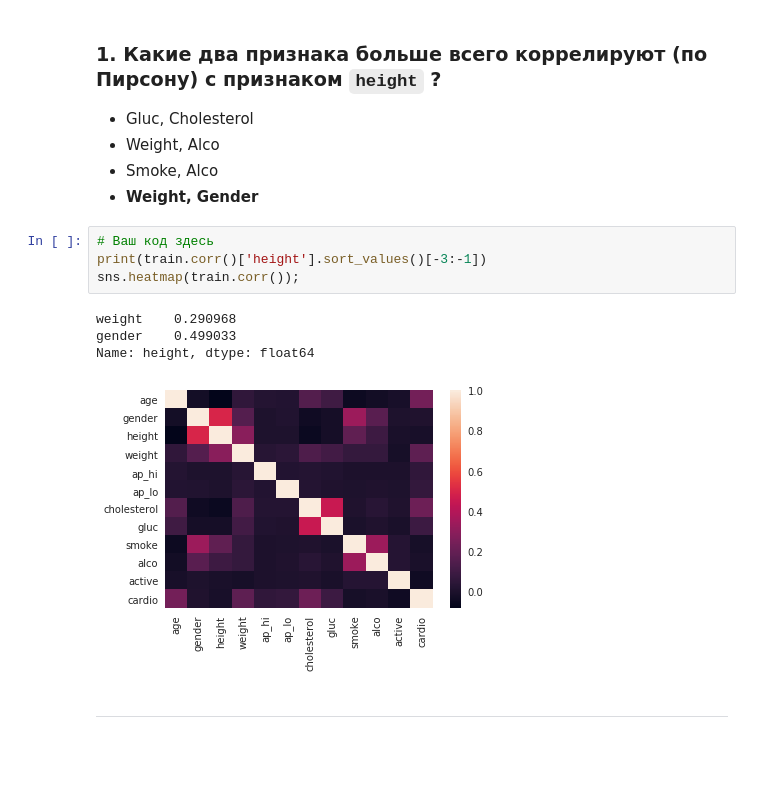
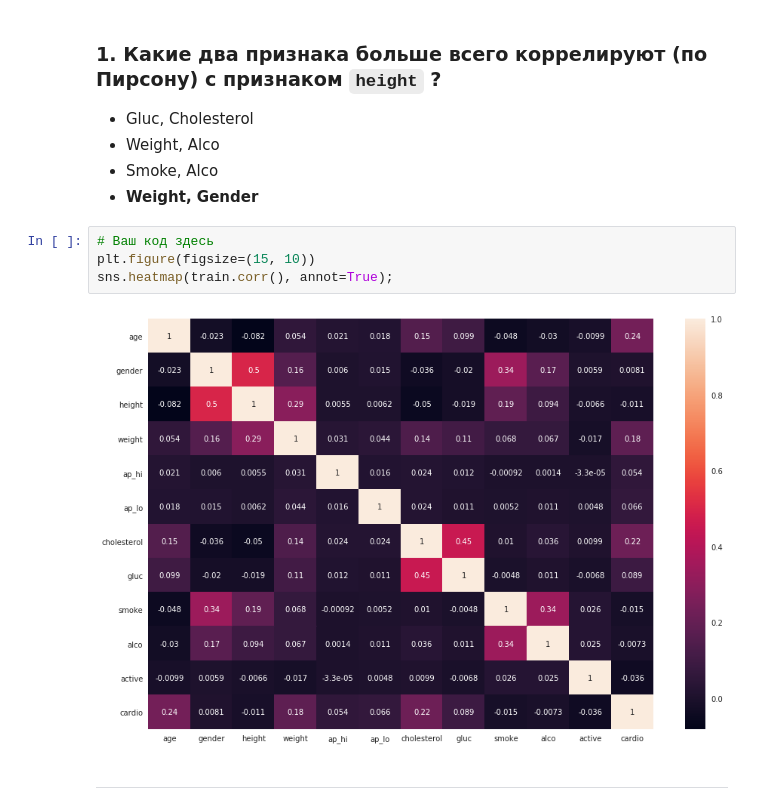
Before and after one commit to LyzhinIvan/mlcourse_open, a Jupyter notebook: jupyter_russian/homeworks/hw2_session3_visual_data_analysis.ipynb, the cells around one changed output. Drawn from its saved outputs; the diff is of its cells as text; blank space fills up the shorter version.

```diff
--- a/jupyter_russian/homeworks/hw2_session3_visual_data_analysis.ipynb
+++ b/jupyter_russian/homeworks/hw2_session3_visual_data_analysis.ipynb
@@ -186,13 +186,10 @@ cardio
 - <b>Weight, Gender</b>
 # %%
 # Ваш код здесь
-print(train.corr()['height'].sort_values()[-3:-1])
-sns.heatmap(train.corr());
+plt.figure(figsize=(15, 10))
+sns.heatmap(train.corr(), annot=True);
 # %% [output]
-weight    0.290968
-gender    0.499033
-Name: height, dtype: float64
-[figure, old version]
+[figure, new version]
 # %% [markdown]
 ---
 # %% [markdown]
```
Also changed, not shown: parts of 7 cells of this notebook.
